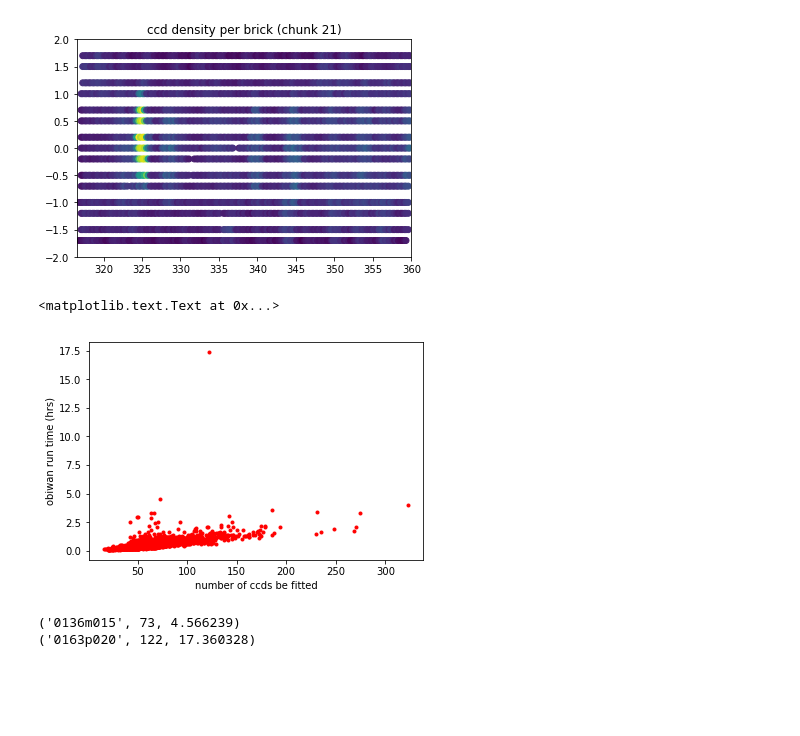
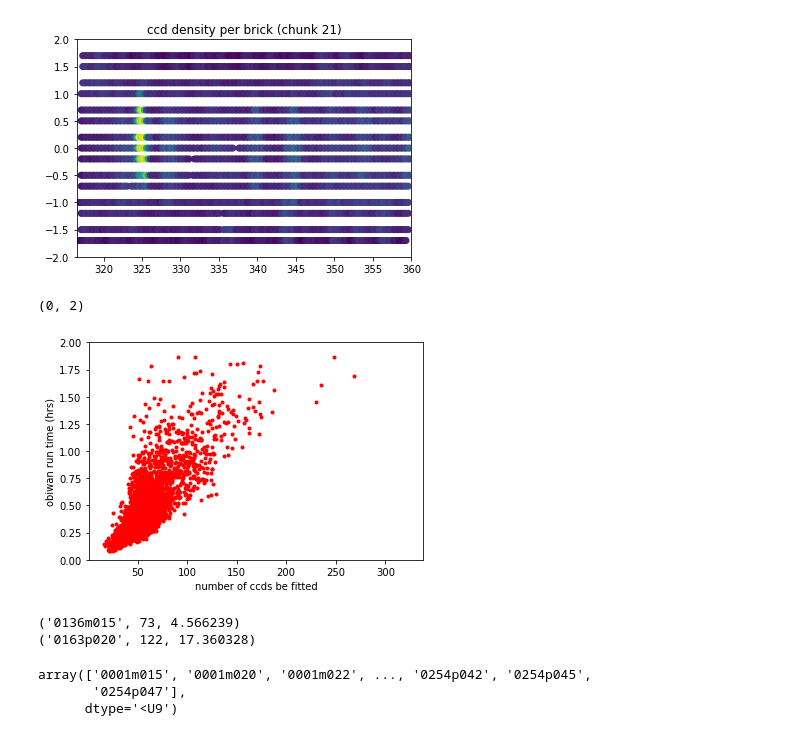
Before and after one commit to DriftingPig/obiwan_more, a Jupyter notebook: ipynb/TimingTest.ipynb, the cells around one changed output. Cells and saved outputs as stored; diff of their text form; code cells hidden in the pictures; blank space fills up the shorter version.

```diff
--- a/ipynb/TimingTest.ipynb
+++ b/ipynb/TimingTest.ipynb
@@ -65,14 +67,15 @@ match_list = brick_match()
 # %%
 match_list = np.array(match_list,dtype = np.str)
 CCD_NUM = [int(i) for i in match_list[:,2]]
 RUN_TIME = [float(i) for i in match_list[:,1]]
 data_set = np.array(list(zip(CCD_NUM,RUN_TIME))).transpose()
 plt.plot(data_set[0],data_set[1],'r.')
 plt.xlabel('number of ccds be fitted')
 plt.ylabel('obiwan run time (hrs)')
+plt.gca().set_ylim((0,2))
 # %% [output]
-<matplotlib.text.Text at 0x...>
+(0, 2)
-[figure, old version]
+[figure, new version]
 # %%
 #the outliner
 BRICKNAME = [i for i in match_list[:,0]]
@@ -88,0 +105,6 @@ for i in range(len(data_set3)):
+# %%
+b_new
+# %% [output]
+array(['0001m015', '0001m020', '0001m022', ..., '0254p042', '0254p045',
+       '0254p047'],
+      dtype='<U9')
```
Also changed, not shown: parts of 5 cells of this notebook, 47 other files.
